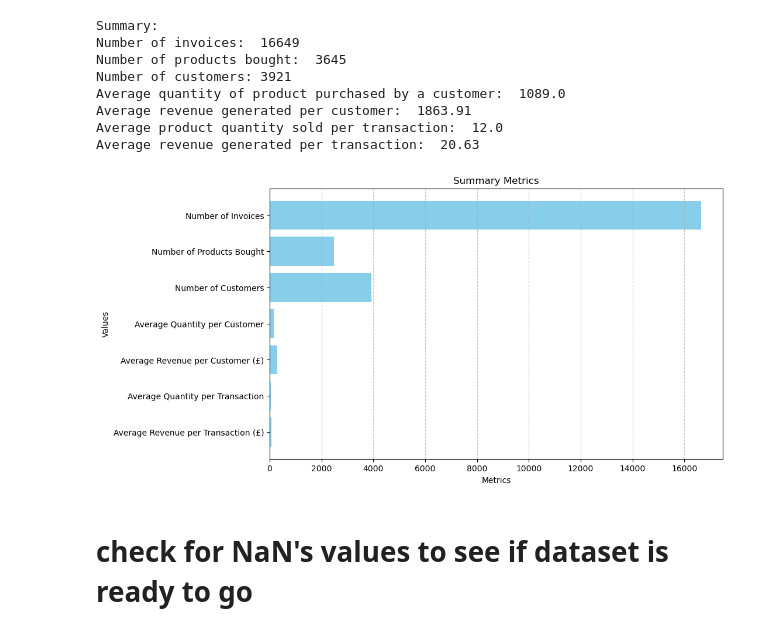
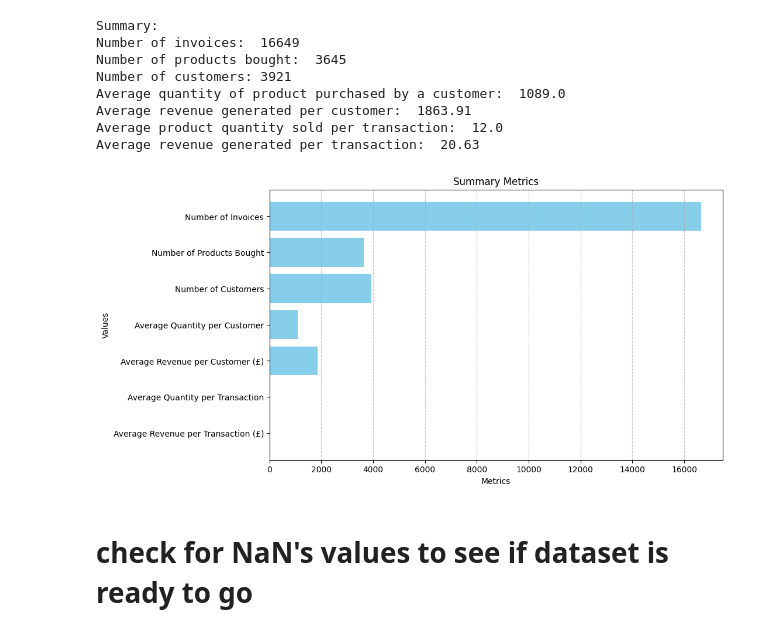
Before and after one commit to Viraj-2307/Customer-Segmentation, a Jupyter notebook: Internship Project-1 Customer Segmentation.ipynb, the cells around one changed output. Drawn from its saved outputs; the diff is of its cells as text; code cells hidden in the pictures.

```diff
--- a/Internship Project-1 Customer Segmentation.ipynb
+++ b/Internship Project-1 Customer Segmentation.ipynb
@@ -243,30 +243,30 @@ Average revenue generated per transaction:  20.63
 # %%
 # Summary data
 metrics = {
     'Number of Invoices': 16649,
-    'Number of Products Bought': 2493,
+    'Number of Products Bought': 3645,
     'Number of Customers': 3921,
-    'Average Quantity per Customer': 167.0,
-    'Average Revenue per Customer (£)': 293.3,
-    'Average Quantity per Transaction': 39.0,
-    'Average Revenue per Transaction (£)': 69.07
+    'Average Quantity per Customer': 1089.0,
+    'Average Revenue per Customer (£)': 1863.91,
+    'Average Quantity per Transaction': 12.0,
+    'Average Revenue per Transaction (£)': 20.63
 }
 
 # Create lists to store metric names and values
 metric_names = list(metrics.keys())
 metric_values = list(metrics.values())
 
 # Create a bar plot
 plt.figure(figsize=(10, 6))
 plt.barh(metric_names, metric_values, color='skyblue')
 plt.xlabel('Metrics')
 plt.ylabel('Values')
 plt.title('Summary Metrics')
 plt.gca().invert_yaxis()  # Invert y-axis to have the highest value at the top
 plt.grid(axis='x', linestyle='--', alpha=0.7)  # Add gridlines for better readability
 plt.show()
 # %% [output]
-[figure, old version]
+[figure, new version]
 # %%
 #The average revenue generated per customer (£293.3) suggests a decent level of customer loyalty or repeat business. Higher average revenue per customer often indicates stronger customer relationships and potential for upselling or cross-selling strategies.
 # %% [markdown]
```
Also changed, not shown: parts of 2 cells of this notebook, 2 other files.
